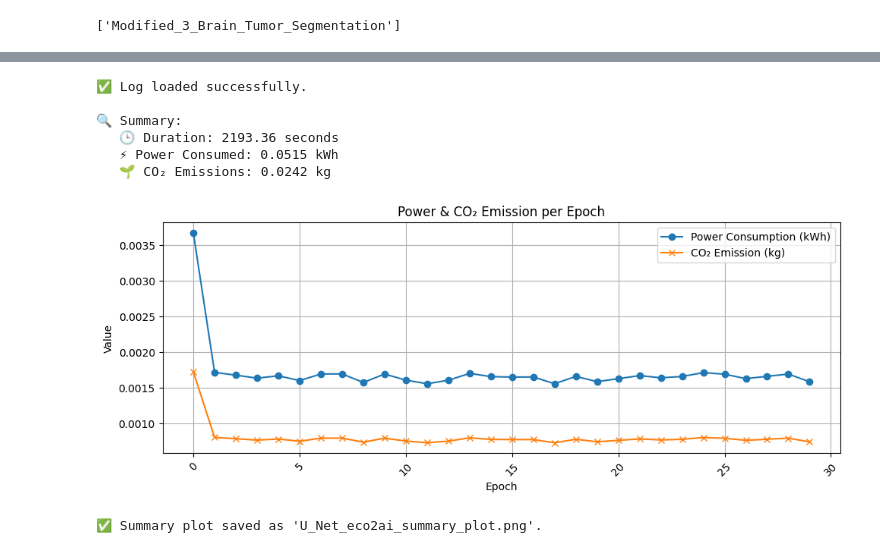
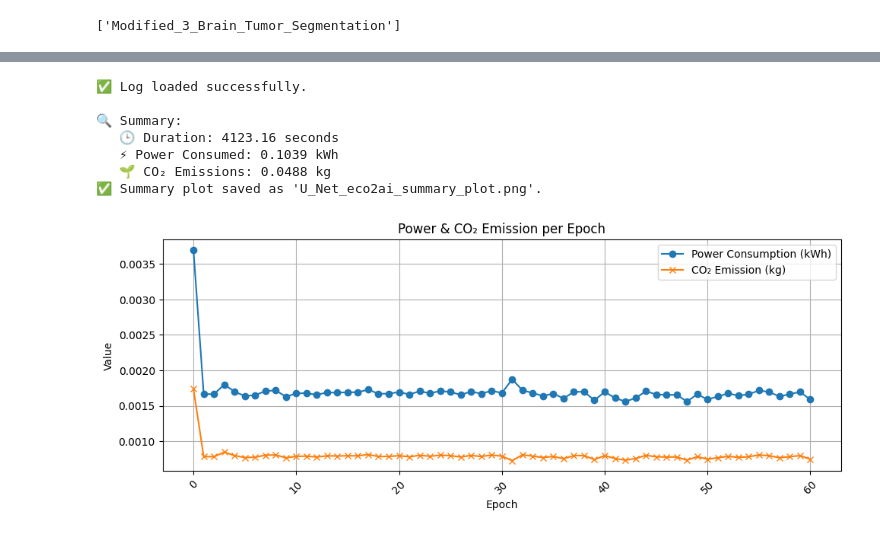
Before and after one commit to shadynagy111-eng/Spiking-Visual-attention-for-Medical-image-segmentation, a Jupyter notebook: Models/unet/Collab_train_power_calculation.ipynb, the cells around one changed output, grey strips where cells are left out. Cells and saved outputs as stored; diff of their text form; code cells hidden in the pictures.

```diff
--- a/Models/unet/Collab_train_power_calculation.ipynb
+++ b/Models/unet/Collab_train_power_calculation.ipynb
@@ -216,17 +216,17 @@ files.download("U_Net_eco2ai_logs.csv")
 # %% [output]
 [interactive output not drawn]
 [interactive output not drawn]
-# %%
-summarize_eco2ai_log("U_Net_eco2ai_logs.csv")
-# %% [output]
-✅ Log loaded successfully.
-
-🔍 Summary:
-   🕒 Duration: 2193.36 seconds
-   ⚡ Power Consumed: 0.0515 kWh
-   🌱 CO₂ Emissions: 0.0242 kg
-[figure, removed]
-✅ Summary plot saved as 'U_Net_eco2ai_summary_plot.png'.
+# %%
+summarize_eco2ai_log("E:/Code/Spiking-Visual-attention-for-Medical-image-segmentation/models/unet/eco2ai/U_Net_eco2ai_logs_60_epoch.csv")
+# %% [output]
+✅ Log loaded successfully.
+
+🔍 Summary:
+   🕒 Duration: 4123.16 seconds
+   ⚡ Power Consumed: 0.1039 kWh
+   🌱 CO₂ Emissions: 0.0488 kg
+✅ Summary plot saved as 'U_Net_eco2ai_summary_plot.png'.
+[figure, added]
 # %%
 # Download the Eco2AI Plot
 files.download("U_Net_eco2ai_summary_plot.png")
```
Also changed, not shown: parts of 1 cell of this notebook, 18 other files.
